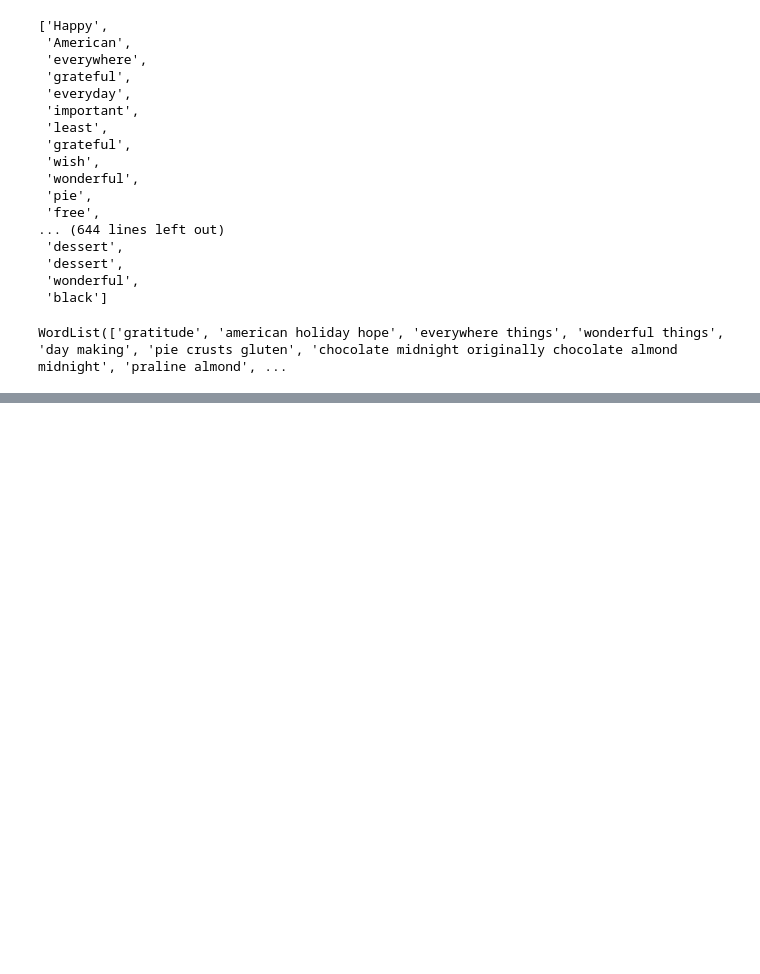
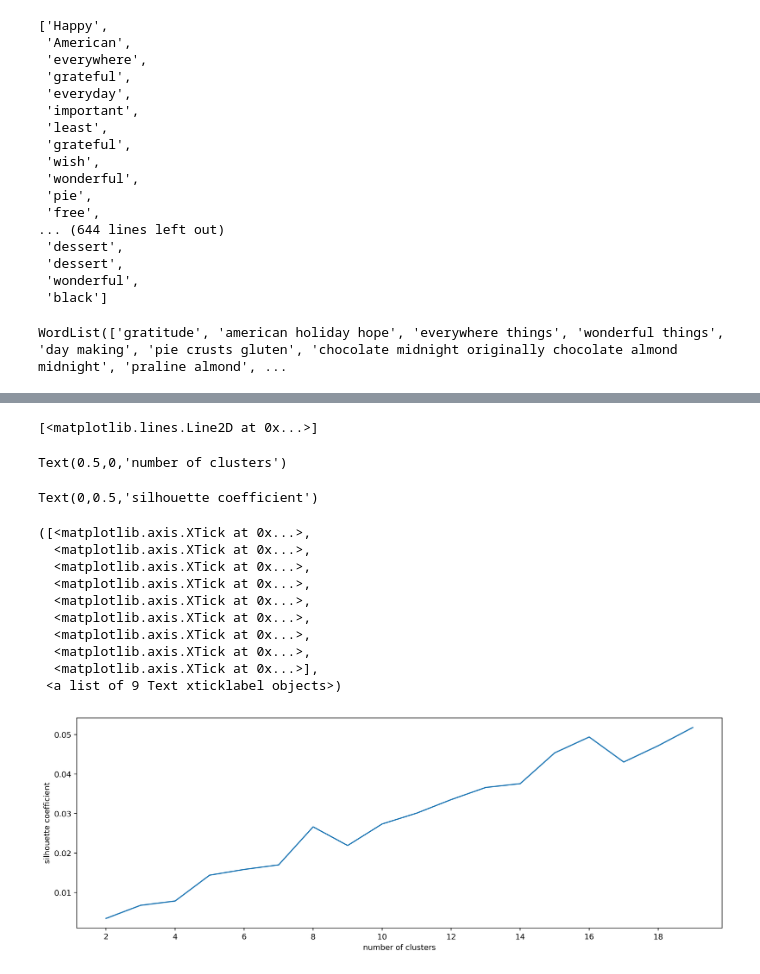
Before and after one commit to djmor12/Metis, a Jupyter notebook: Project Fletcher /Tea Reviews NLP.ipynb, the cells around one changed output, grey strips where cells are left out. Cells and saved outputs as stored; diff of their text form; code cells hidden in the pictures; blank space fills up the shorter version.

```diff
--- a/Project Fletcher /Tea Reviews NLP.ipynb
+++ b/Project Fletcher /Tea Reviews NLP.ipynb
@@ -200,0 +255,11 @@ WordList(['gratitude', 'american holiday hope', 'everywhere things', 'wonderful
+# %%
+playset = teadf[['Polarity','Tea Name']]
+playset = shuffle(playset)
+# %%
+le = preprocessing.LabelEncoder()
+playset['Tea Name'] = le.fit_transform(playset['Tea Name'])
+enc = preprocessing.OneHotEncoder()
+playset = enc.fit_transform(playset)
+# %%
+km = KMeans(n_clusters = 7)
+km.fit(playset)
@@ -200,0 +292,7 @@ WordList(['gratitude', 'american holiday hope', 'everywhere things', 'wonderful
+# %%
+Sil_coefs = []
+for k in range(2,20):
+    km = KMeans(n_clusters=k, random_state=1)
+    km.fit(playset)
+    labels = km.labels_
+    Sil_coefs.append(metrics.silhouette_score(playset, labels, metric='euclidean'))
@@ -200,0 +337,22 @@ WordList(['gratitude', 'american holiday hope', 'everywhere things', 'wonderful
+# %%
+fig, ax1 = plt.subplots(1,1, figsize=(15,5), sharex=True)
+k_clusters = range(2,20)
+ax1.plot(k_clusters, Sil_coefs)
+ax1.set_xlabel('number of clusters')
+ax1.set_ylabel('silhouette coefficient')
+plt.xticks(np.arange(2, 20, step=2))
+# %% [output]
+[<matplotlib.lines.Line2D at 0x...>]
+Text(0.5,0,'number of clusters')
+Text(0,0.5,'silhouette coefficient')
+([<matplotlib.axis.XTick at 0x...>,
+  <matplotlib.axis.XTick at 0x...>,
+  <matplotlib.axis.XTick at 0x...>,
+  <matplotlib.axis.XTick at 0x...>,
+  <matplotlib.axis.XTick at 0x...>,
+  <matplotlib.axis.XTick at 0x...>,
+  <matplotlib.axis.XTick at 0x...>,
+  <matplotlib.axis.XTick at 0x...>,
+  <matplotlib.axis.XTick at 0x...>],
+ <a list of 9 Text xticklabel objects>)
+[figure, added]
```
Also changed, not shown: parts of 13 cells of this notebook, 1 other file.
